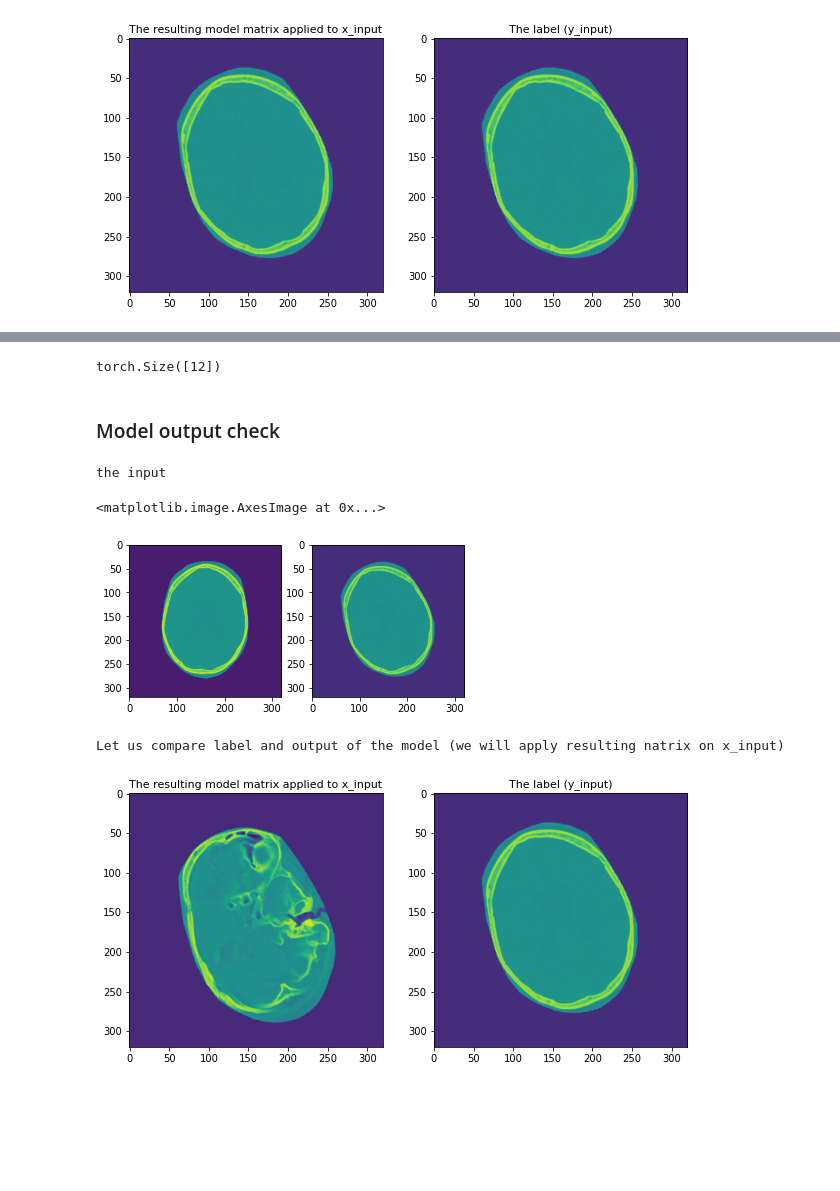
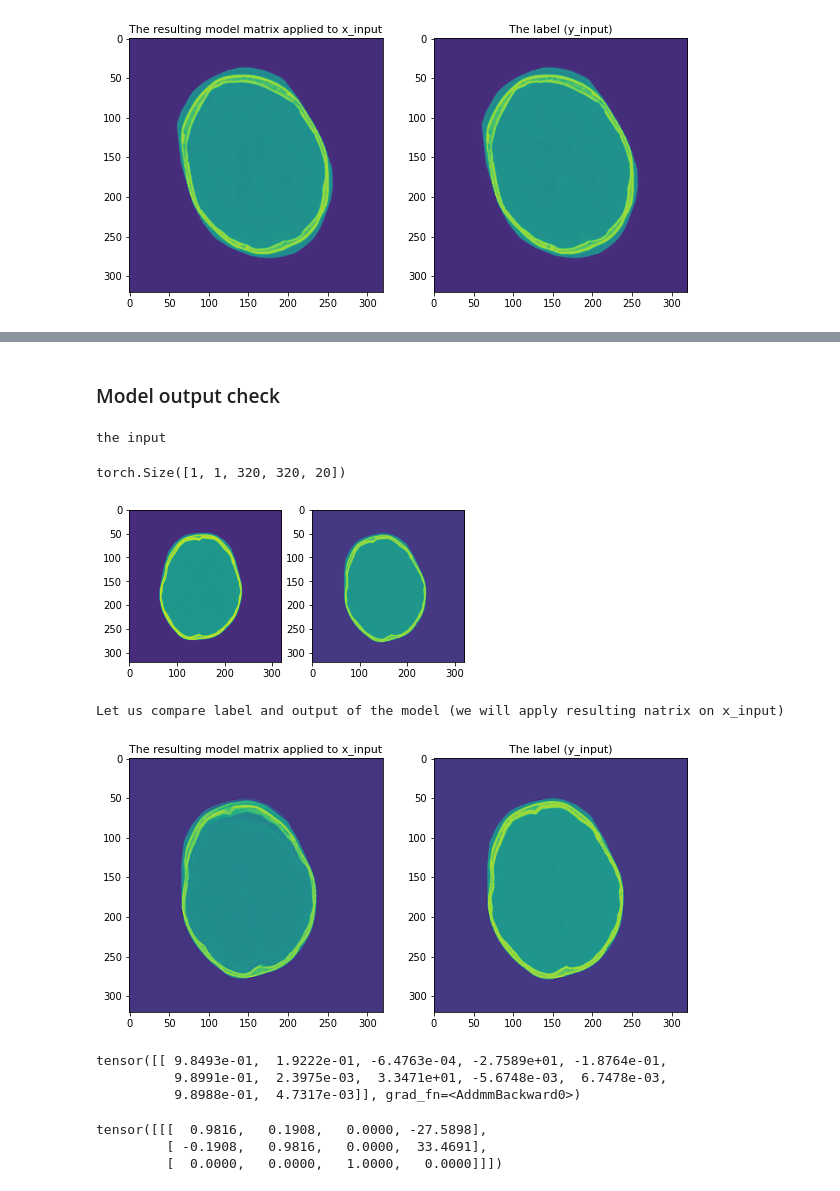
Before and after one commit to vhoma/ydata-viz-ai, a Jupyter notebook: NN_sharing_weights.ipynb, the cells around one changed output, grey strips where cells are left out. Saved outputs shown, nothing was run; the diff lists cells and outputs as text; code cells hidden in the pictures; blank space fills up the shorter version.

```diff
--- a/NN_sharing_weights.ipynb
+++ b/NN_sharing_weights.ipynb
@@ -238,10 +441,10 @@ plt.imshow(y[0][:,:,10])
 # %%
-model = Our_AirNet()
-model.train()
+model2 = Siam_AirNet2()
+model2.train()
 criterion = nn.MSELoss(reduction='sum')
-optimizer = optim.Adam(model.parameters(), lr = 0.005 )
+optimizer = optim.Adam(model2.parameters(), lr = 0.005 )
 scheduler = lr_scheduler.StepLR(optimizer, step_size=15, gamma=0.8)
-num_epochs = 200
+num_epochs = 120
 # %%
 best_loss = np.inf
 loss_history = []
@@ -912,7 +572,0 @@ class Siam_AirNet(nn.Module):
-# %%
-model2 = Siam_AirNet()
-model2.train()
-criterion = nn.MSELoss(reduction='sum')
-optimizer = optim.Adam(model2.parameters(), lr = 0.005 )
-scheduler = lr_scheduler.StepLR(optimizer, step_size=15, gamma=0.8)
-num_epochs = 10
@@ -991,7 +573,3 @@ Best loss 571.843505859375
-# %%
-matrix.flatten().shape
-# %% [output]
-torch.Size([12])
 # %% [markdown]
 ### Model output check
 # %%
@@ -999,38 +577,39 @@ torch.Size([12])
 print('the input')
 fig = plt.subplots(1,2)
 plt.subplot(1,2,1)
-x_to_print = x[0].numpy()
-x_to_print = x_to_print.transpose(1, 2, 0)
+x_to_print = x.numpy().squeeze()
 plt.imshow(x_to_print[:,:,10])
 plt.subplot(1,2,2)
-y_to_print = y[0].numpy()
-y_to_print = y_to_print.transpose(1, 2, 0)
+y_to_print = y.numpy().squeeze()
 plt.imshow(y_to_print[:,:,10])
+
+
+
+x.shape
 # %% [output]
 the input
-<matplotlib.image.AxesImage at 0x...>
+torch.Size([1, 1, 320, 320, 20])
-[figure, old version]
+[figure, new version]
 # %%
 print('the output of the model')
-model2.load_state_dict(best_model_wts2)
+#model2.load_state_dict(best_model_wts2)
 matrix_output2 = model2(x, y)
-
 matrix_output2 = matrix_output2.reshape(3,4)
 
 mse=nn.MSELoss()
 print(f'Final MSE error: {mse(matrix.flatten().reshape(3,4), matrix_output2)}')
 
 matrix_output2 = matrix_output2.detach().numpy()
+y_new2 = affine.affine_transform(x_to_print, matrix_output2)
 print('Let us compare label and output of the model (we will apply resulting natrix on x_input)')
 fig = plt.subplots(1,2, figsize=(10, 5))
 plt.subplot(1,2,1)
-y_new2 = affine_transform(x_to_print, matrix_output2)
 plt.title('The resulting model matrix applied to x_input',fontdict={'fontsize':11})
 plt.imshow(y_new2[:,:,10])
 plt.subplot(1,2,2)
 plt.title('The label (y_input)', fontdict={'fontsize':11})
 plt.imshow(y_to_print[:,:,10])
 plt.show()
 # %% [output]
 Let us compare label and output of the model (we will apply resulting natrix on x_input)
-[figure, old version]
+[figure, new version]
@@ -1040,0 +616,13 @@ tensor([[ 8.8575e-01,  3.6779e-01,  4.2519e-02, -4.9809e+01, -4.1023e-01,
+# %%
+matrix_output2
+x_to_print
+# %% [output]
+tensor([[ 9.8493e-01,  1.9222e-01, -6.4763e-04, -2.7589e+01, -1.8764e-01,
+          9.8991e-01,  2.3975e-03,  3.3471e+01, -5.6748e-03,  6.7478e-03,
+          9.8988e-01,  4.7317e-03]], grad_fn=<AddmmBackward0>)
+# %%
+matrix
+# %% [output]
+tensor([[[  0.9816,   0.1908,   0.0000, -27.5898],
+         [ -0.1908,   0.9816,   0.0000,  33.4691],
+         [  0.0000,   0.0000,   1.0000,   0.0000]]])
```
Also changed, not shown: parts of 20 cells of this notebook.
